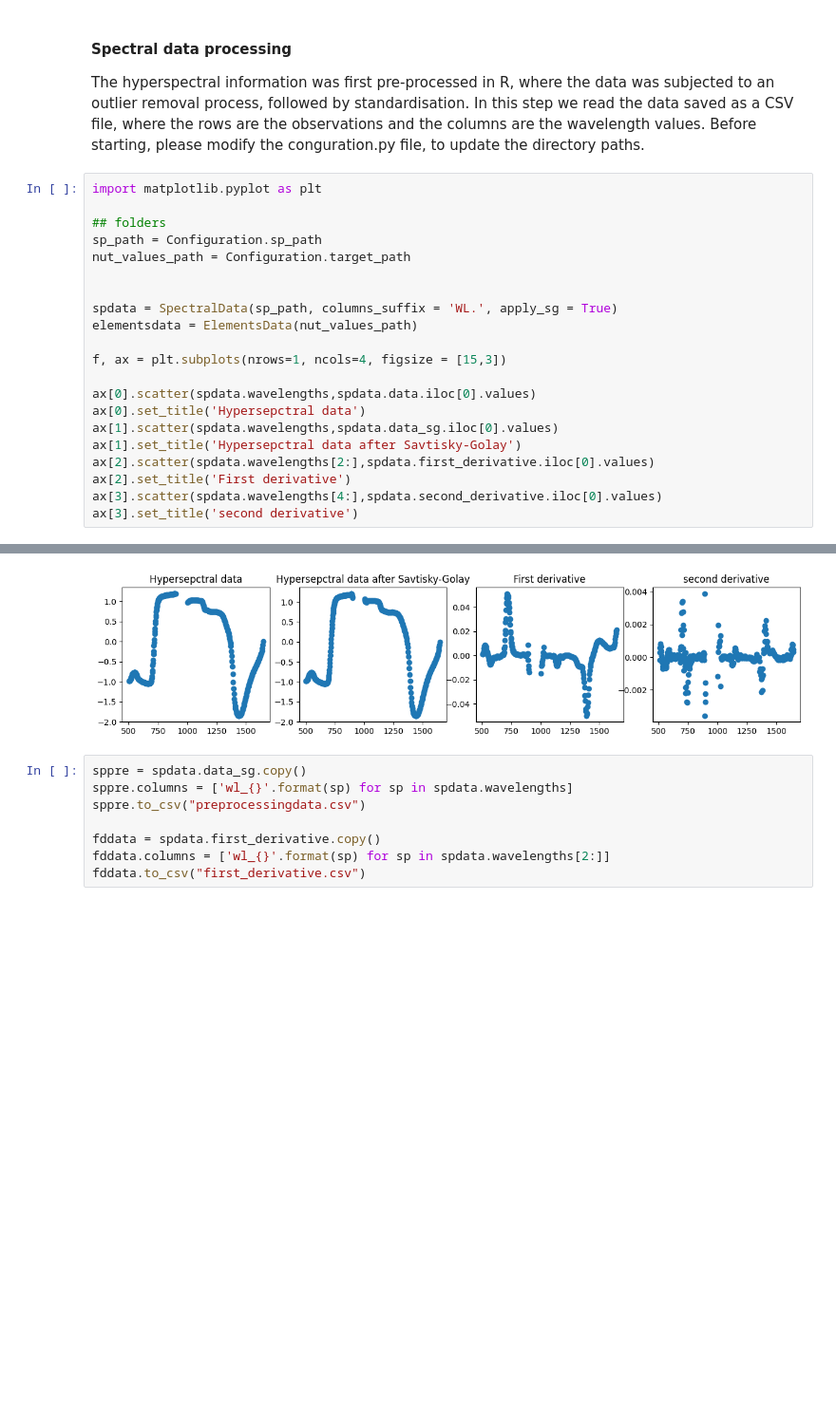
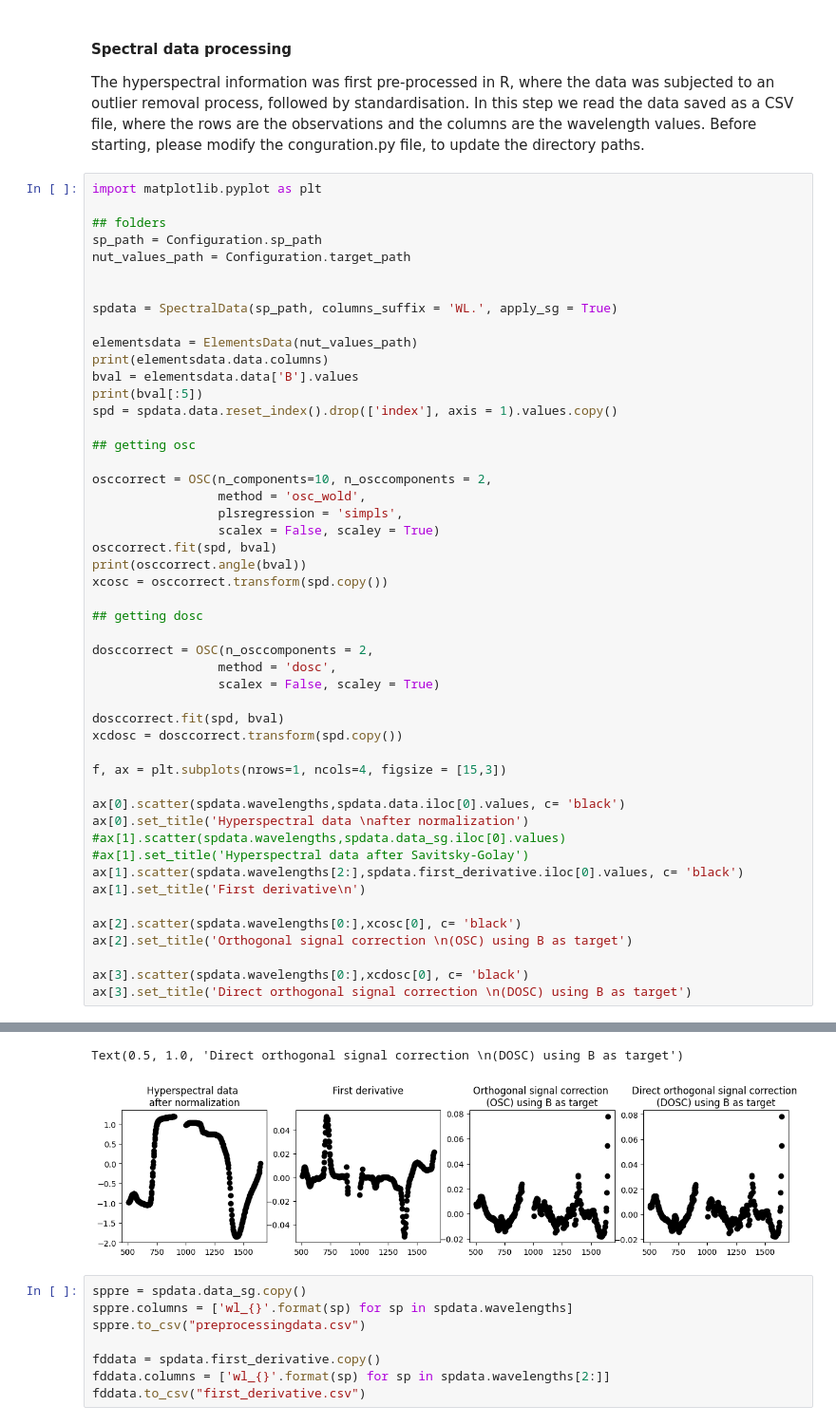
Before and after one commit to anaguilarar/MT_elements, a Jupyter notebook: Multi-Target prediction for element concentration.ipynb, the cells around one changed output, grey strips where cells are left out. Shown at 95% size. Cells and saved outputs as stored; diff of their text form; blank space fills up the shorter version.

```diff
--- a/Multi-Target prediction for element concentration.ipynb
+++ b/Multi-Target prediction for element concentration.ipynb
@@ -49,16 +50,44 @@ nut_values_path = Configuration.target_path
 
 
 spdata = SpectralData(sp_path, columns_suffix = 'WL.', apply_sg = True)
+
 elementsdata = ElementsData(nut_values_path)
+print(elementsdata.data.columns)
+bval = elementsdata.data['B'].values
+print(bval[:5])
+spd = spdata.data.reset_index().drop(['index'], axis = 1).values.copy()
+
+## getting osc
+
+osccorrect = OSC(n_components=10, n_osccomponents = 2,
+                 method = 'osc_wold',
+                 plsregression = 'simpls',
+                 scalex = False, scaley = True)
+osccorrect.fit(spd, bval)
+print(osccorrect.angle(bval))
+xcosc = osccorrect.transform(spd.copy())
+
+## getting dosc
+
+dosccorrect = OSC(n_osccomponents = 2,
+                 method = 'dosc',
+                 scalex = False, scaley = True)
+
+dosccorrect.fit(spd, bval)
+xcdosc = dosccorrect.transform(spd.copy())
 
 f, ax = plt.subplots(nrows=1, ncols=4, figsize = [15,3])
 
-ax[0].scatter(spdata.wavelengths,spdata.data.iloc[0].values)
-ax[0].set_title('Hypersepctral data')
-ax[1].scatter(spdata.wavelengths,spdata.data_sg.iloc[0].values)
-ax[1].set_title('Hypersepctral data after Savtisky-Golay')
-ax[2].scatter(spdata.wavelengths[2:],spdata.first_derivative.iloc[0].values)
-ax[2].set_title('First derivative')
-ax[3].scatter(spdata.wavelengths[4:],spdata.second_derivative.iloc[0].values)
-ax[3].set_title('second derivative')
+ax[0].scatter(spdata.wavelengths,spdata.data.iloc[0].values, c= 'black')
+ax[0].set_title('Hyperspectral data \nafter normalization')
+#ax[1].scatter(spdata.wavelengths,spdata.data_sg.iloc[0].values)
+#ax[1].set_title('Hyperspectral data after Savitsky-Golay')
+ax[1].scatter(spdata.wavelengths[2:],spdata.first_derivative.iloc[0].values, c= 'black')
+ax[1].set_title('First derivative\n')
+
+ax[2].scatter(spdata.wavelengths[0:],xcosc[0], c= 'black')
+ax[2].set_title('Orthogonal signal correction \n(OSC) using B as target')
+
+ax[3].scatter(spdata.wavelengths[0:],xcdosc[0], c= 'black')
+ax[3].set_title('Direct orthogonal signal correction \n(DOSC) using B as target')
 # %% [output]
@@ -66,4 +99,5 @@ Text(0.5, 1.0, 'second derivative')
+Text(0.5, 1.0, 'Direct orthogonal signal correction \n(DOSC) using B as target')
-[figure, old version]
+[figure, new version]
 # %%
 sppre = spdata.data_sg.copy()
 sppre.columns = ['wl_{}'.format(sp) for sp in spdata.wavelengths]
```
Also changed, not shown: parts of 12 cells of this notebook.
